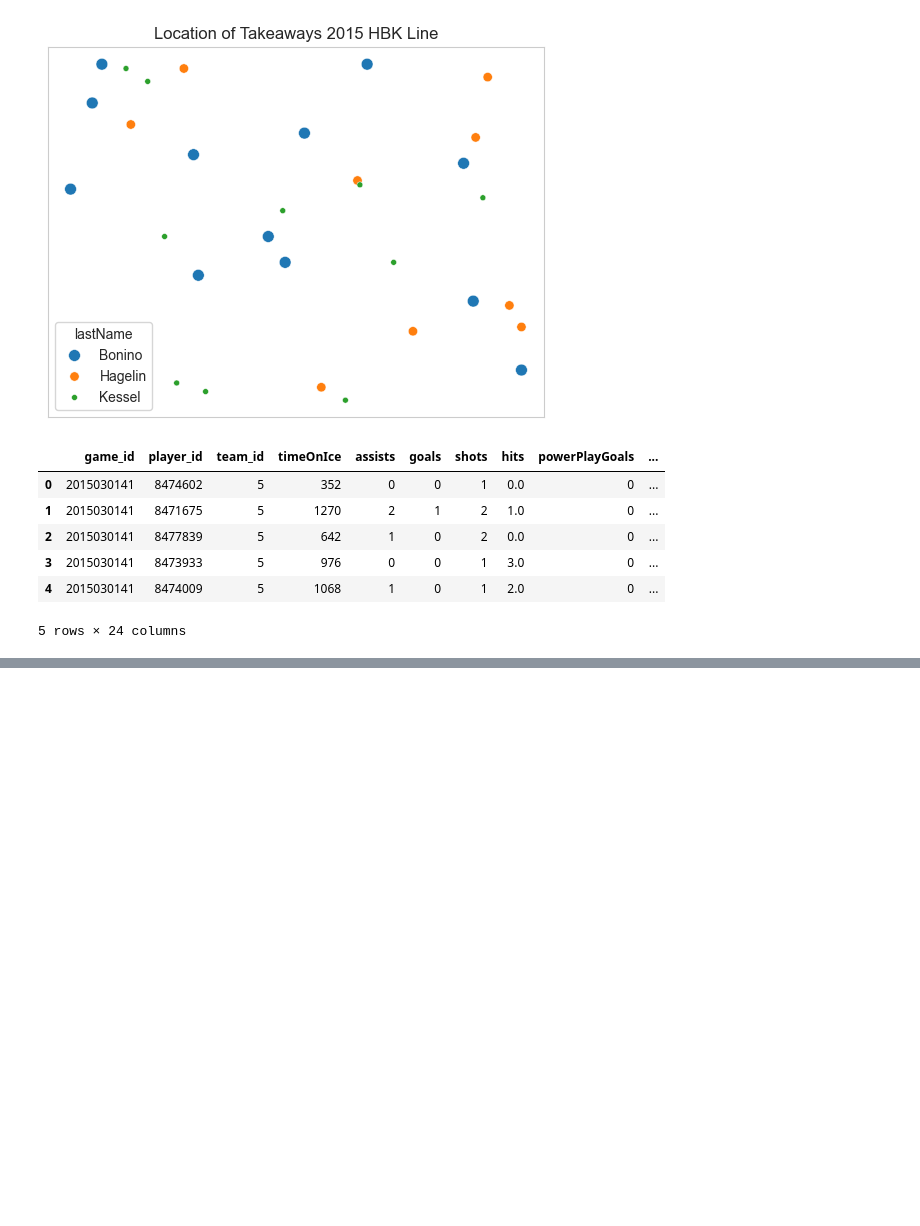
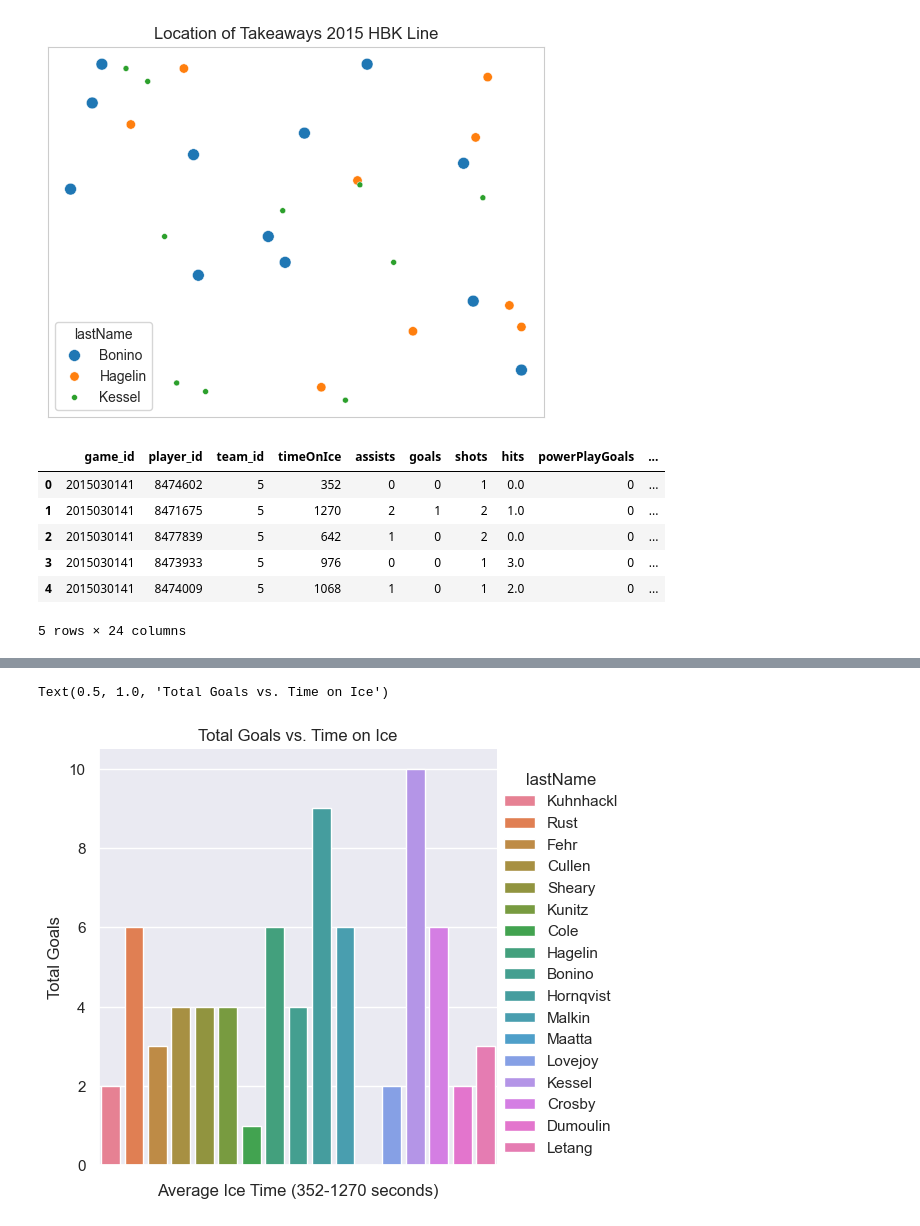
Before and after one commit to boncz/PenguinsHockeyAnalysis, a Jupyter notebook: PensPlayoffAnalysis.ipynb, the cells around one changed output, grey strips where cells are left out. Cells and saved outputs as stored; diff of their text form; code cells hidden in the pictures; blank space fills up the shorter version.

```diff
--- a/PensPlayoffAnalysis.ipynb
+++ b/PensPlayoffAnalysis.ipynb
@@ -246,0 +225,4 @@ pens_201516_playoff_skater_stats_df.groupby('lastName').describe()
+# %%
+players_sums_df = pens_201516_playoff_skater_stats_df.groupby('lastName').aggregate({'goals':'sum', 'assists':'sum', 'plusMinus':'sum', 'hits':'sum', 'game_id':'count', 'timeOnIce':'mean'}).reset_index()
+players_sums_df = players_sums_df[players_sums_df['game_id']>15]
+players_sums_df
@@ -246,0 +248,8 @@ pens_201516_playoff_skater_stats_df.groupby('lastName').describe()
+# %%
+fig = sns.catplot(data= players_sums_df, x='timeOnIce',y='goals',hue='lastName',kind='bar')
+fig.set_axis_labels('Average Ice Time (352-1270 seconds)', 'Total Goals')
+fig.set(xticklabels=[])
+plt.title('Total Goals vs. Time on Ice')
+# %% [output]
+Text(0.5, 1.0, 'Total Goals vs. Time on Ice')
+[figure, added]
```
Also changed, not shown: parts of 7 cells of this notebook.
